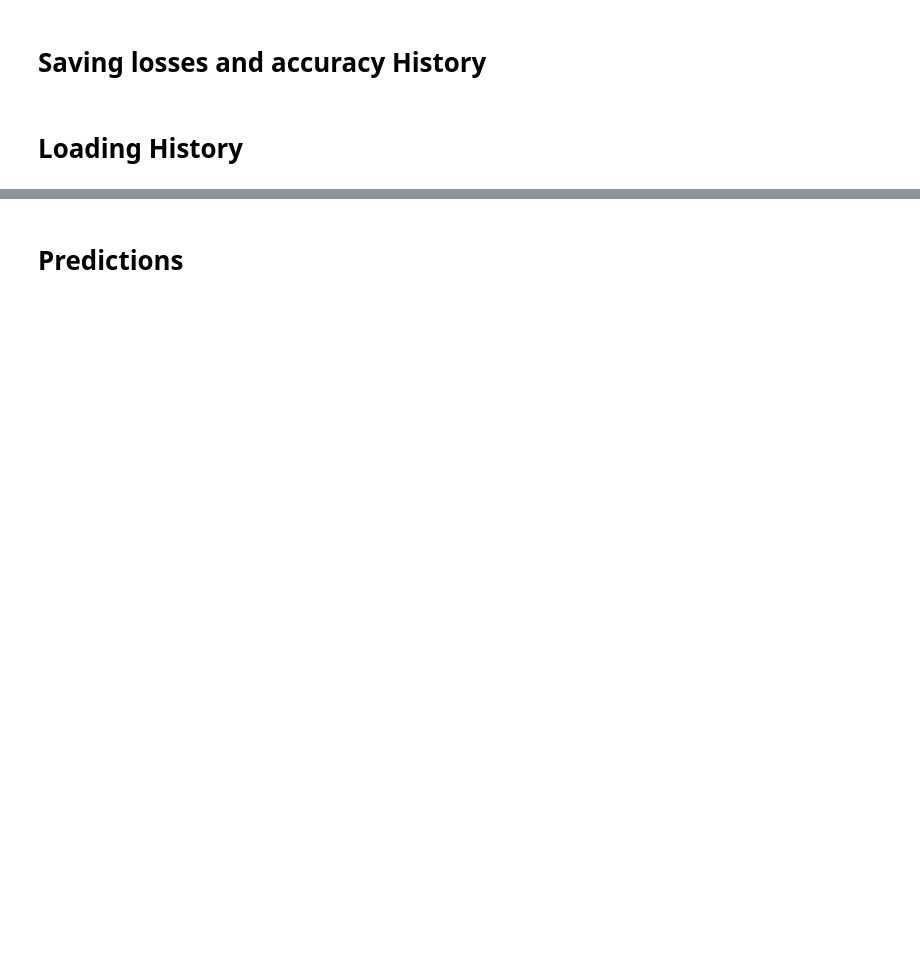
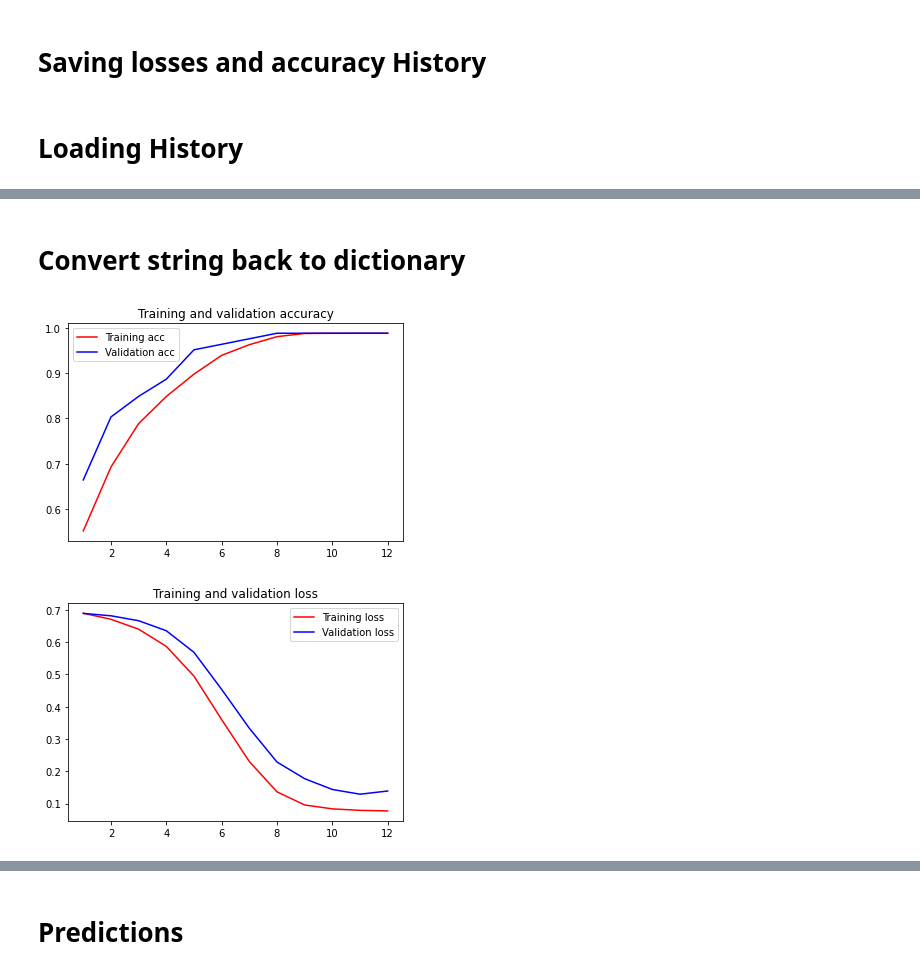
Before and after one commit to rohailkhan/abdullah, a Jupyter notebook: Objective_2_july30_RGB_and_shape=(150,150,3)_for_Time_Invariant_Aging_Model_and_Face_Recognition.ipynb, the cells around one changed output, grey strips where cells are left out. Cells and saved outputs as stored; diff of their text form; code cells hidden in the pictures; blank space fills up the shorter version.

```diff
--- a/Objective_2_july30_RGB_and_shape=(150,150,3)_for_Time_Invariant_Aging_Model_and_Face_Recognition.ipynb
+++ b/Objective_2_july30_RGB_and_shape=(150,150,3)_for_Time_Invariant_Aging_Model_and_Face_Recognition.ipynb
@@ -661,3 +666,28 @@ history
+# %% [markdown]
+# Convert  string back to dictionary
+# %%
+import ast
+history_1=ast.literal_eval(history)
+# %%
+### FINAL Alhamdulillah...use sigmoid with binary-entropy...
+acc = history_1['accuracy']
+val_acc = history_1['val_accuracy']
+loss = history_1['loss']
+val_loss = history_1['val_loss']
+epochs = range(1, len(acc) + 1)
+plt.plot(epochs, acc, 'r', label='Training acc')
+plt.plot(epochs, val_acc, 'b', label='Validation acc')
+plt.title('Training and validation accuracy')
+plt.legend()
+plt.figure()
+plt.plot(epochs, loss, 'r', label='Training loss')
+plt.plot(epochs, val_loss, 'b', label='Validation loss')
+plt.title('Training and validation loss')
+plt.legend()
+plt.show()
+# %% [output]
+[figure, added]
+[figure, added]
 # %%
 ### FINAL Alhamdulillah...use sigmoid with binary-entropy...
 acc = history['accuracy']
```
Also changed, not shown: parts of 40 cells of this notebook.
